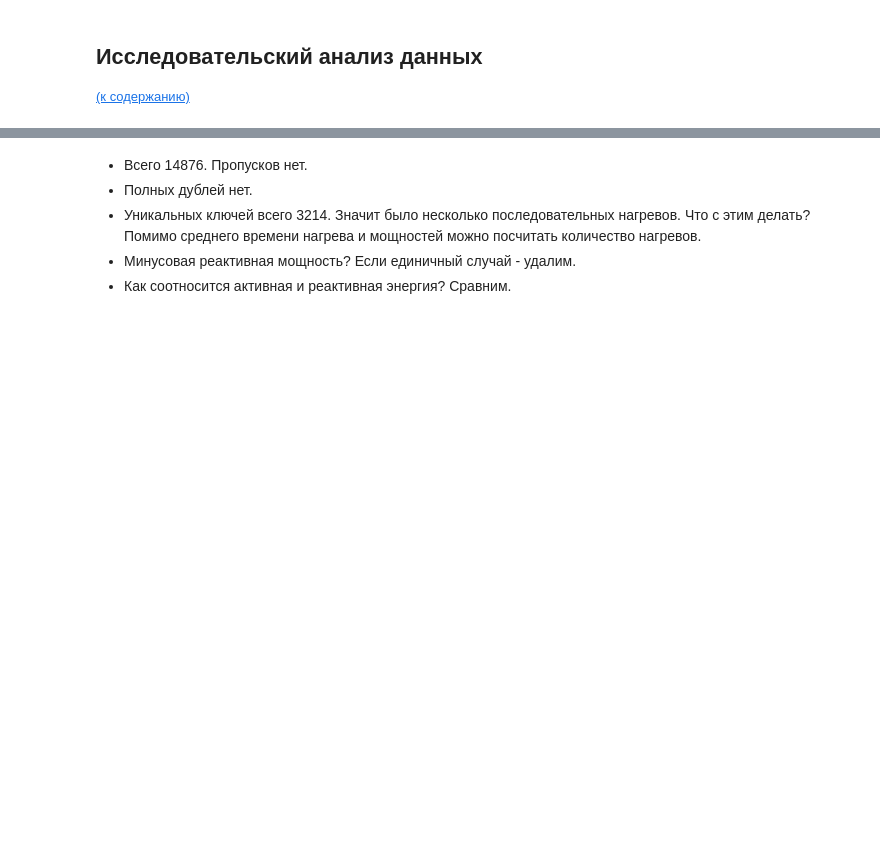
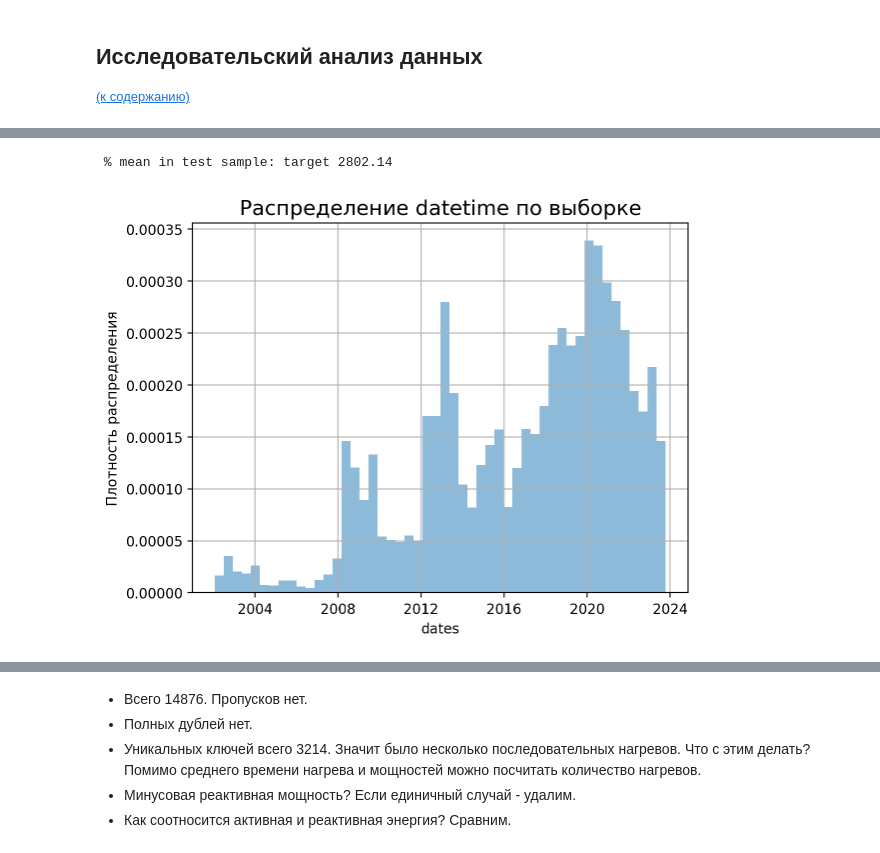
Before and after one commit to Justlesia/predict-atm-pressure, a Jupyter notebook: notebook.ipynb, the cells around one changed output, grey strips where cells are left out. Drawn from its saved outputs; the diff is of its cells as text; code cells hidden in the pictures; blank space fills up the shorter version.

```diff
--- a/notebook.ipynb
+++ b/notebook.ipynb
@@ -198,0 +192,13 @@ KeyboardInterrupt:
+# %%
+#**Проверка на логичность**
+print(bold(),"% mean in test sample: target",colored(round(data_averages['code_combi'].mean(),2),'blue'))
+
+data_averages['datetime'].hist(bins = 50, alpha=0.5, density=True)
+
+plt.xlabel('dates')
+plt.ylabel('Плотность распределения')
+plt.title('Распределение datetime по выборке', fontsize=15)
+plt.show()
+# %% [output]
+ % mean in test sample: target 2802.14
+[figure, added]
```
Also changed, not shown: parts of 54 cells of this notebook, 6 other files.
